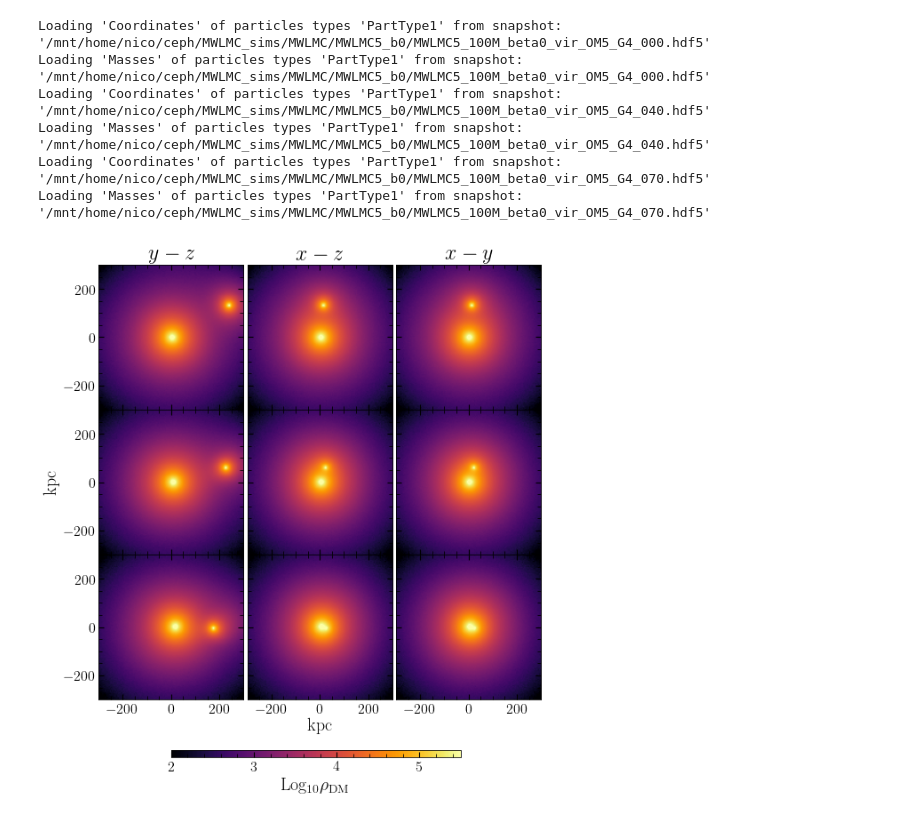
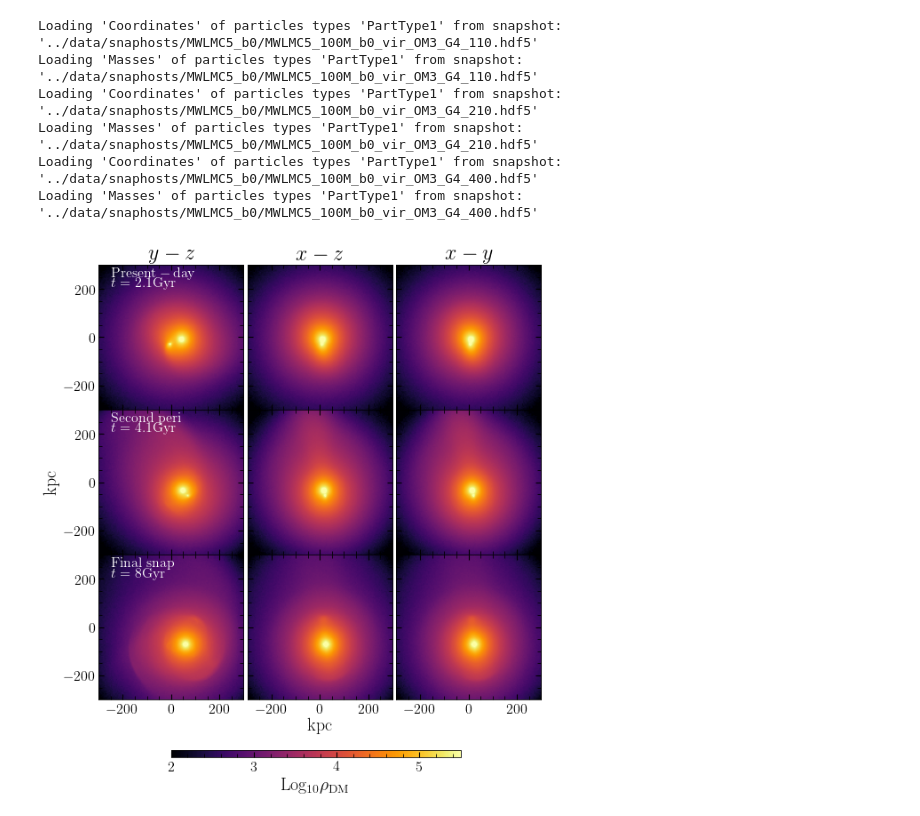
Before and after one commit to jngaravitoc/time-dependent-BFE, a Jupyter notebook: notebook/Figure1-density-plots.ipynb, the cells around one changed output. Saved outputs shown, nothing was run; the diff lists cells and outputs as text; code cells hidden in the pictures.

Commit message:
updated Figure 1

```diff
--- a/notebook/Figure1-density-plots.ipynb
+++ b/notebook/Figure1-density-plots.ipynb
@@ -6,7 +6,7 @@ import matplotlib.pyplot as plt
 from matplotlib.colors import LogNorm
 plt.style.use('/mnt/home/nico/matplotlib.mplstyle')
 # %%
-snapshot = "/mnt/home/nico/ceph/MWLMC_sims/MWLMC/MWLMC5_b0/MWLMC5_100M_beta0_vir_OM5_G4"
+snapshot = "../data/snaphosts/MWLMC5_b0/MWLMC5_100M_b0_vir_OM3_G4"
 
 nhost=100000000
 nsat=15000000
@@ -29,16 +29,16 @@ def get_sims_hist(k):
 
     return [hbyz[0], hbxz[0], hbxy[0]], [extent1, extent2, extent3]
 # %%
-h_0, ext_0 = get_sims_hist(0)
-h_40, ext_40 = get_sims_hist(40)
-h_70, ext_70 = get_sims_hist(70)
+h_0, ext_0 = get_sims_hist(110)
+h_40, ext_40 = get_sims_hist(210)
+h_70, ext_70 = get_sims_hist(400)
 # %% [output]
-Loading 'Coordinates' of particles types 'PartType1' from snapshot: '/mnt/home/nico/ceph/MWLMC_sims/MWLMC/MWLMC5_b0/MWLMC5_100M_beta0_vir_OM5_G4_000.hdf5'
-Loading 'Masses' of particles types 'PartType1' from snapshot: '/mnt/home/nico/ceph/MWLMC_sims/MWLMC/MWLMC5_b0/MWLMC5_100M_beta0_vir_OM5_G4_000.hdf5'
-Loading 'Coordinates' of particles types 'PartType1' from snapshot: '/mnt/home/nico/ceph/MWLMC_sims/MWLMC/MWLMC5_b0/MWLMC5_100M_beta0_vir_OM5_G4_040.hdf5'
-Loading 'Masses' of particles types 'PartType1' from snapshot: '/mnt/home/nico/ceph/MWLMC_sims/MWLMC/MWLMC5_b0/MWLMC5_100M_beta0_vir_OM5_G4_040.hdf5'
-Loading 'Coordinates' of particles types 'PartType1' from snapshot: '/mnt/home/nico/ceph/MWLMC_sims/MWLMC/MWLMC5_b0/MWLMC5_100M_beta0_vir_OM5_G4_070.hdf5'
-Loading 'Masses' of particles types 'PartType1' from snapshot: '/mnt/home/nico/ceph/MWLMC_sims/MWLMC/MWLMC5_b0/MWLMC5_100M_beta0_vir_OM5_G4_070.hdf5'
+Loading 'Coordinates' of particles types 'PartType1' from snapshot: '../data/snaphosts/MWLMC5_b0/MWLMC5_100M_b0_vir_OM3_G4_110.hdf5'
+Loading 'Masses' of particles types 'PartType1' from snapshot: '../data/snaphosts/MWLMC5_b0/MWLMC5_100M_b0_vir_OM3_G4_110.hdf5'
+Loading 'Coordinates' of particles types 'PartType1' from snapshot: '../data/snaphosts/MWLMC5_b0/MWLMC5_100M_b0_vir_OM3_G4_210.hdf5'
+Loading 'Masses' of particles types 'PartType1' from snapshot: '../data/snaphosts/MWLMC5_b0/MWLMC5_100M_b0_vir_OM3_G4_210.hdf5'
+Loading 'Coordinates' of particles types 'PartType1' from snapshot: '../data/snaphosts/MWLMC5_b0/MWLMC5_100M_b0_vir_OM3_G4_400.hdf5'
+Loading 'Masses' of particles types 'PartType1' from snapshot: '../data/snaphosts/MWLMC5_b0/MWLMC5_100M_b0_vir_OM3_G4_400.hdf5'
 # %%
 fig, ax = plt.subplots(3, 3, figsize=(9, 9), sharey=True, sharex=True)
 
@@ -65,32 +65,44 @@ ax[1][1].set_ylim(-300, 300)
 
 im3= ax[1][2].imshow(np.log10(np.abs(h_40[2].T)), vmin=2, vmax=5.5, origin='lower', extent=ext_40[2], cmap='inferno', aspect='equal')
 ax[1][2].set_xlim(-300, 300)
 ax[1][2].set_ylim(-300, 300)
 
 im1= ax[2][0].imshow(np.log10(np.abs(h_70[0].T)), vmin=2, vmax=5.5, origin='lower', extent=ext_70[0], cmap='inferno', aspect='equal')
 ax[2][0].set_xlim(-300, 300)
 ax[2][0].set_ylim(-300, 300)
 
 im2= ax[2][1].imshow(np.log10(np.abs(h_70[1].T)), vmin=2, vmax=5.5, origin='lower', extent=ext_70[1], cmap='inferno', aspect='equal')
 ax[2][1].set_xlim(-300, 300)
 ax[2][1].set_ylim(-300, 300)
 
 im3= ax[2][2].imshow(np.log10(np.abs(h_70[2].T)), vmin=2, vmax=5.5, origin='lower', extent=ext_70[2], cmap='inferno', aspect='equal')
 ax[2][2].set_xlim(-300, 300)
 ax[2][2].set_ylim(-300, 300)
 
 fig.subplots_adjust(left=None, bottom=None, right=None, top=None, wspace=0, hspace=0)
 
 ax[0][0].set_title(r'$y-z$')
 ax[0][1].set_title(r'$x-z$')
 ax[0][2].set_title(r'$x-y$')
 
 ax[1][0].set_ylabel(r'$\rm{kpc}$')
 ax[2][1].set_xlabel(r'$\rm{kpc}$')
 
 cbar = fig.colorbar(im1, ax=ax[0:3], orientation='horizontal',
                    cax = ax[2][0].inset_axes([0.5, -0.4, 2, 0.05]))
 cbar.set_label(r'$\rm{Log_{10}}\rho_{DM}$')
+
+ax[0][0].text(-250, 250, r'$\rm{Present-day}$', c='w', fontsize=16)
+ax[0][0].text(-250, 210, r'$t=2.1\rm{Gyr}$', c='w', fontsize=16)
+
+ax[1][0].text(-250, 250, r'$\rm{Second\ peri}$', c='w', fontsize=16)
+ax[1][0].text(-250, 210, r'$t=4.1\rm{Gyr}$', c='w', fontsize=16)
+
+ax[2][0].text(-250, 250, r'$\rm{Final\ snap}$', c='w', fontsize=16)
+ax[2][0].text(-250, 210, r'$t=8\rm{Gyr}$', c='w', fontsize=16)
+
+plt.savefig('fig1_density_projection.png', bbox_inches='tight')
+plt.savefig('fig1_density_projection.pdf', bbox_inches='tight')
 # %% [output]
-[figure, old version]
+[figure, new version]
 # %%
```
Also changed, not shown: parts of 1 cell of this notebook.
